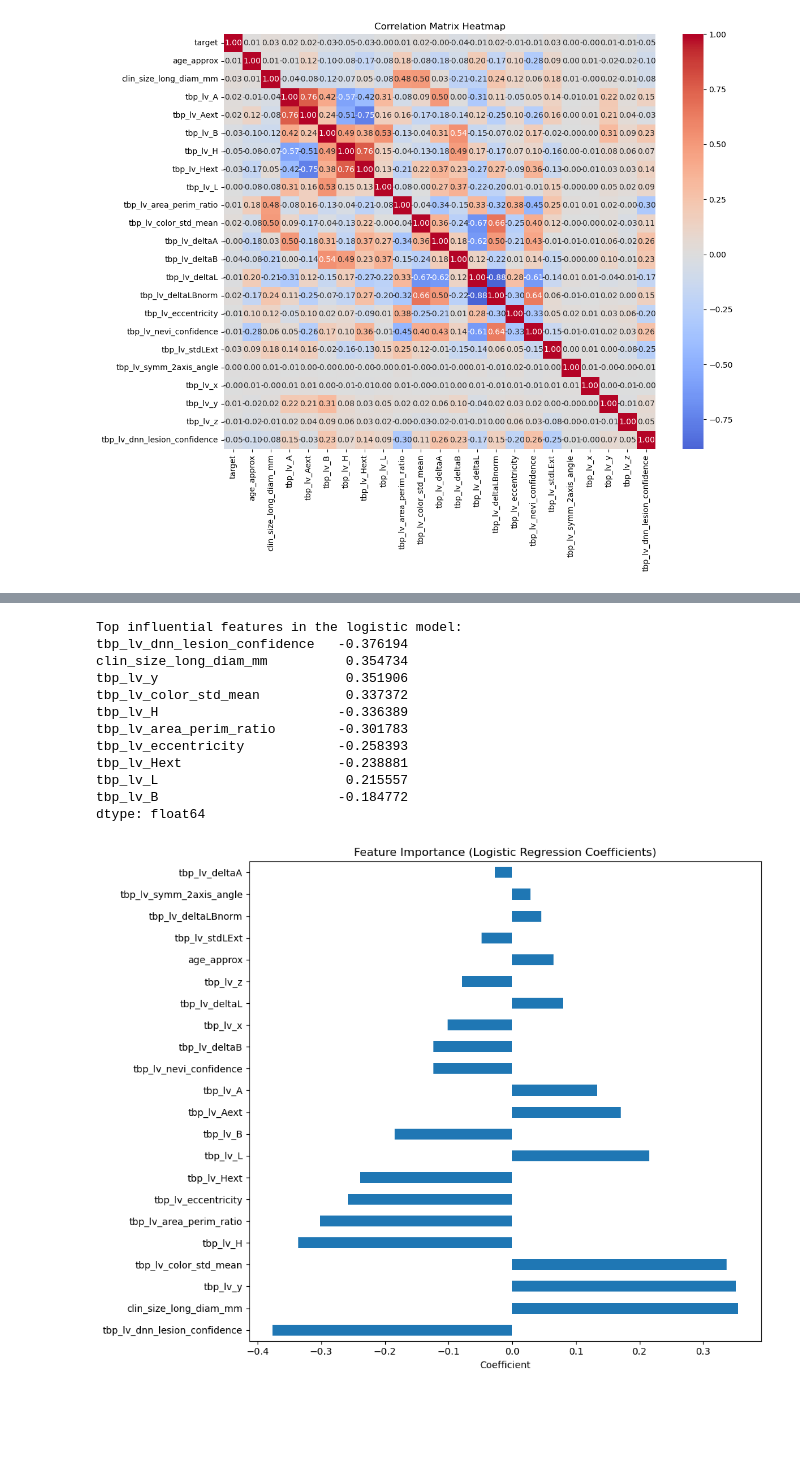
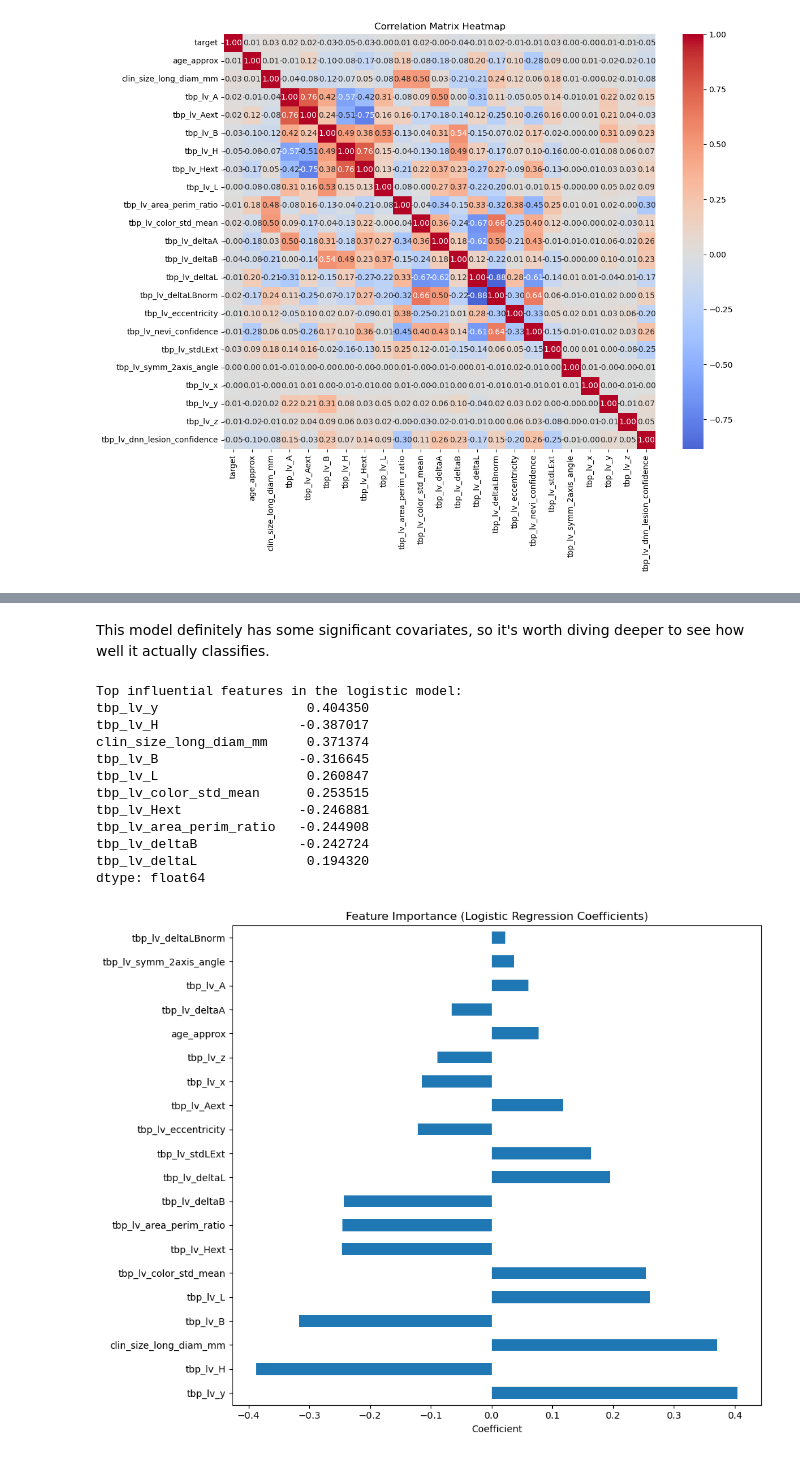
Before and after one commit to brayden-weimholt/malignant-lesion-detector--Datathon25, a Jupyter notebook: test.ipynb, the cells around one changed output, grey strips where cells are left out. Cells and saved outputs as stored; diff of their text form; code cells hidden in the pictures; blank space fills up the shorter version.

```diff
--- a/test.ipynb
+++ b/test.ipynb
@@ -500,42 +462,44 @@ plot_target_correlations(train_df_cleaned)
+# %% [markdown]
+This model definitely has some significant covariates, so it's worth diving deeper to see how well it actually classifies.
 # %%
 
-X = train_df_cleaned.select_dtypes(include=[np.number]).drop(columns=['target',], errors='ignore')
+X = train_df_cleaned.select_dtypes(include=[np.number]).drop(columns=['target', 'tbp_lv_nevi_confidence',  'tbp_lv_dnn_lesion_confidence', ], errors='ignore')
 y = train_df['target']
 
 X = X.select_dtypes(include=[np.number])
 
 from sklearn.model_selection import train_test_split
 X_train, X_test, y_train, y_test = train_test_split(X, y, test_size=0.2, random_state=42)
 
 from sklearn.preprocessing import StandardScaler
 scaler = StandardScaler()
 X_train_scaled = scaler.fit_transform(X_train)
 
 from sklearn.linear_model import LogisticRegression
 clf = LogisticRegression(max_iter=1000)
 clf.fit(X_train_scaled, y_train)
 coefs = pd.Series(clf.coef_[0], index=X.columns).sort_values(key=np.abs, ascending=False)
 
 print("\nTop influential features in the logistic model:")
 print(coefs.head(10))
 
 plt.figure(figsize=(10, 8))
 coefs.plot(kind='barh')
 plt.title("Feature Importance (Logistic Regression Coefficients)")
 plt.xlabel("Coefficient")
 plt.tight_layout()
 plt.show()
 # %% [output]
 Top influential features in the logistic model:
-tbp_lv_dnn_lesion_confidence   -0.376194
-clin_size_long_diam_mm          0.354734
-tbp_lv_y                        0.351906
-tbp_lv_color_std_mean           0.337372
-tbp_lv_H                       -0.336389
-tbp_lv_area_perim_ratio        -0.301783
-tbp_lv_eccentricity            -0.258393
-tbp_lv_Hext                    -0.238881
-tbp_lv_L                        0.215557
-tbp_lv_B                       -0.184772
+tbp_lv_y                   0.404350
+tbp_lv_H                  -0.387017
+clin_size_long_diam_mm     0.371374
+tbp_lv_B                  -0.316645
+tbp_lv_L                   0.260847
+tbp_lv_color_std_mean      0.253515
+tbp_lv_Hext               -0.246881
+tbp_lv_area_perim_ratio   -0.244908
+tbp_lv_deltaB             -0.242724
+tbp_lv_deltaL              0.194320
 dtype: float64
-[figure, old version]
+[figure, new version]
```
Also changed, not shown: parts of 11 cells of this notebook.
